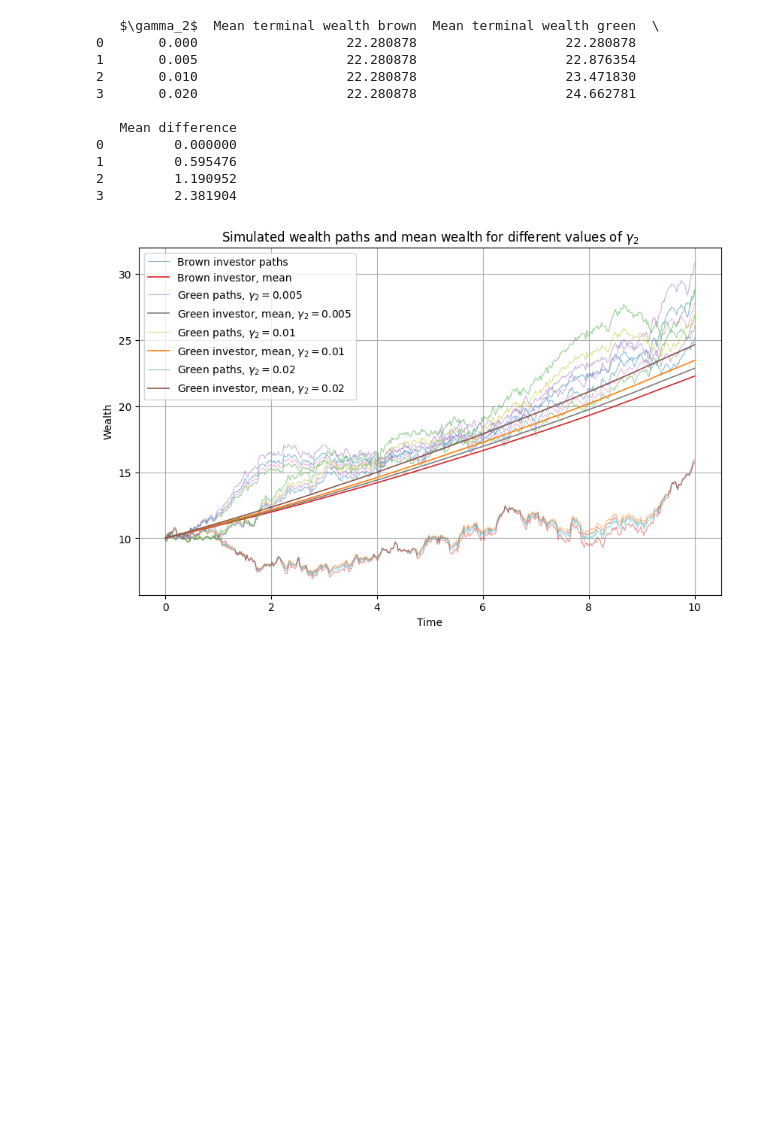
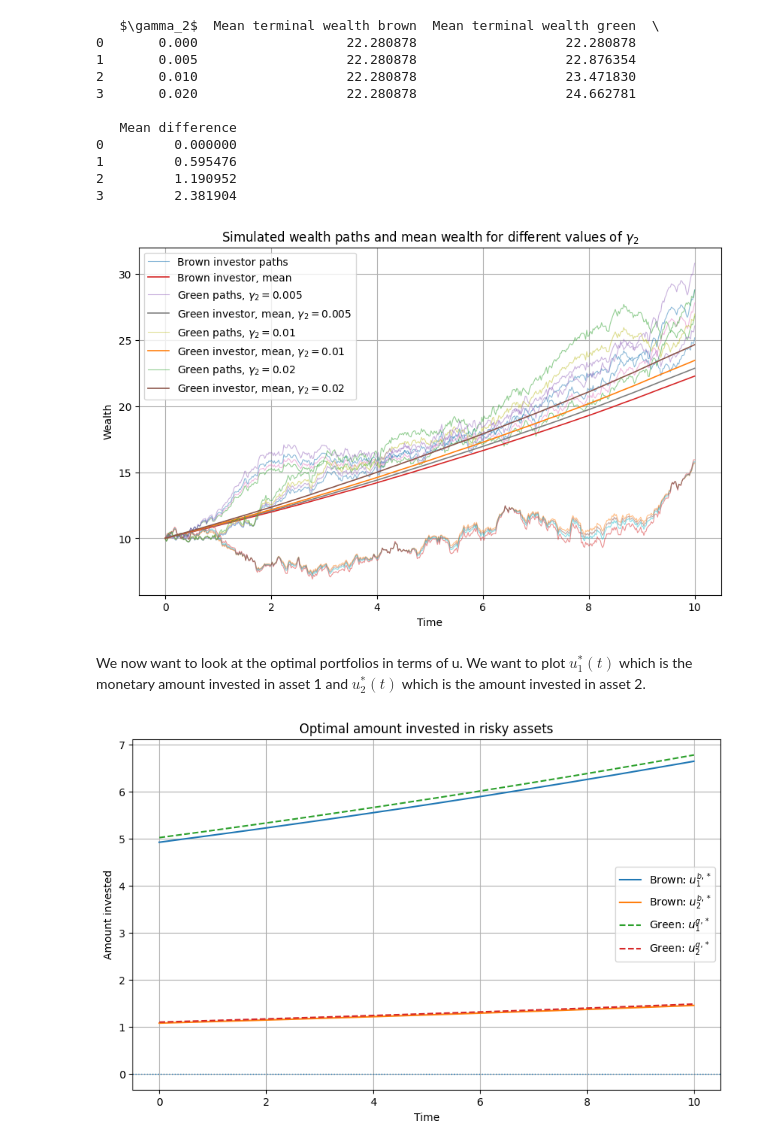
Before and after one commit to sofianbendt/Bachelor, a Jupyter notebook: Numerical.ipynb, the cells around one changed output. Cells and saved outputs as stored; diff of their text form; code cells hidden in the pictures; blank space fills up the shorter version.

```diff
--- a/Numerical.ipynb
+++ b/Numerical.ipynb
@@ -231,7 +231,7 @@ for gamma2_v in gamma2_values:
 )
 
     if gamma2_v==0:
-        plt.plot(time, X_g[:,path],label="Brown investor, $\gamma_2=0$", color="brown")
+        plt.plot(time, X_b[:,path],label="Brown investor, $\gamma_2=0$", color="brown")
     else:
         plt.plot(
             time,
@@ -444,8 +444,7 @@ for gamma2_v in gamma2_values:
         "mean_XT_brown": terminal_b.mean(),
         "mean_XT_green": terminal_g.mean(),
         "mean_difference": diff.mean(),
-        "std_difference": diff.std(),
-        "prob_green_higher": np.mean(diff > 0)
+        "std_difference": diff.std()
     })
 
 
@@ -455,8 +454,7 @@ results_table = results_table.rename(columns={
     "mean_XT_brown": "Mean terminal wealth brown",
     "mean_XT_green": "Mean terminal wealth green",
     "mean_difference": "Mean difference",
-    "std_difference": "Std. difference",
-    "prob_green_higher": "P(Green > Brown)"
+    "std_difference": "Std. difference"
 })
 
 small_table = results_table[
@@ -540,3 +538,48 @@ plt.legend()
 plt.show()
 # %% [output]
 [figure]
+# %% [markdown]
+We now want to look at the optimal portfolios in terms of u. We want to plot $u_1^*(t)$ which is the monetary amount invested in asset 1 and $u_2^*(t)$ which is the amount invested in asset 2.
+# %%
+def optimal_u_brown(time, gamma1, r, T, Sigma, theta):
+    Sigma_inv=np.linalg.inv(Sigma)
+
+    u_values=[]
+
+    for t in time:
+        u_b=(1/gamma1)*np.exp(-r*(T-t))*(Sigma_inv@theta)
+        u_values.append(u_b)
+
+    return np.array(u_values)
+
+def optimal_u_green(time, gamma1, gamma2, r, T, Sigma, theta, G):
+    Sigma_inv=np.linalg.inv(Sigma)
+
+    u_values=[]
+
+    for t in time:
+        u_g=(1/gamma1)*np.exp(-r*(T-t))*(Sigma_inv@theta) + (gamma2/gamma1**2)*np.exp(-r*(T-t))*(Sigma_inv@theta)
+        u_values.append(u_g)
+
+    return np.array(u_values)
+
+
+u_b = optimal_u_brown(time, gamma1, r, T, Sigma, theta)
+u_g = optimal_u_green(time, gamma1, gamma2, r, T, Sigma, theta, G)
+
+plt.figure(figsize=(10, 6))
+
+plt.plot(time, u_b[:, 0], label=r"Brown: $u_1^{b,*}$")
+plt.plot(time, u_b[:, 1], label=r"Brown: $u_2^{b,*}$")
+plt.plot(time, u_g[:, 0], linestyle="--", label=r"Green: $u_1^{g,*}$")
+plt.plot(time, u_g[:, 1], linestyle="--", label=r"Green: $u_2^{g,*}$")
+
+plt.axhline(0, linestyle=":", linewidth=1)
+plt.xlabel("Time")
+plt.ylabel("Amount invested")
+plt.title("Optimal amount invested in risky assets")
+plt.grid(True)
+plt.legend()
+plt.show()
+# %% [output]
+[figure, added]
```
Also changed, not shown: parts of 4 cells of this notebook.
